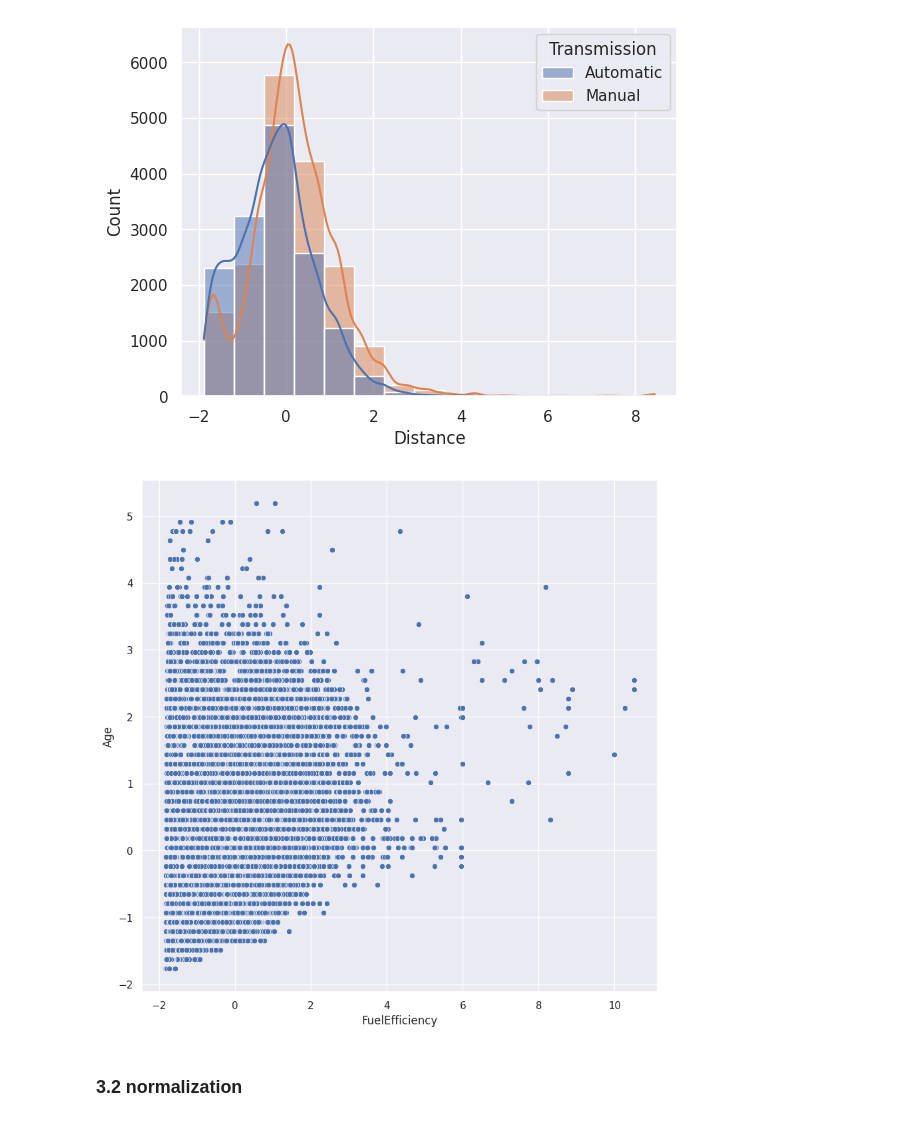
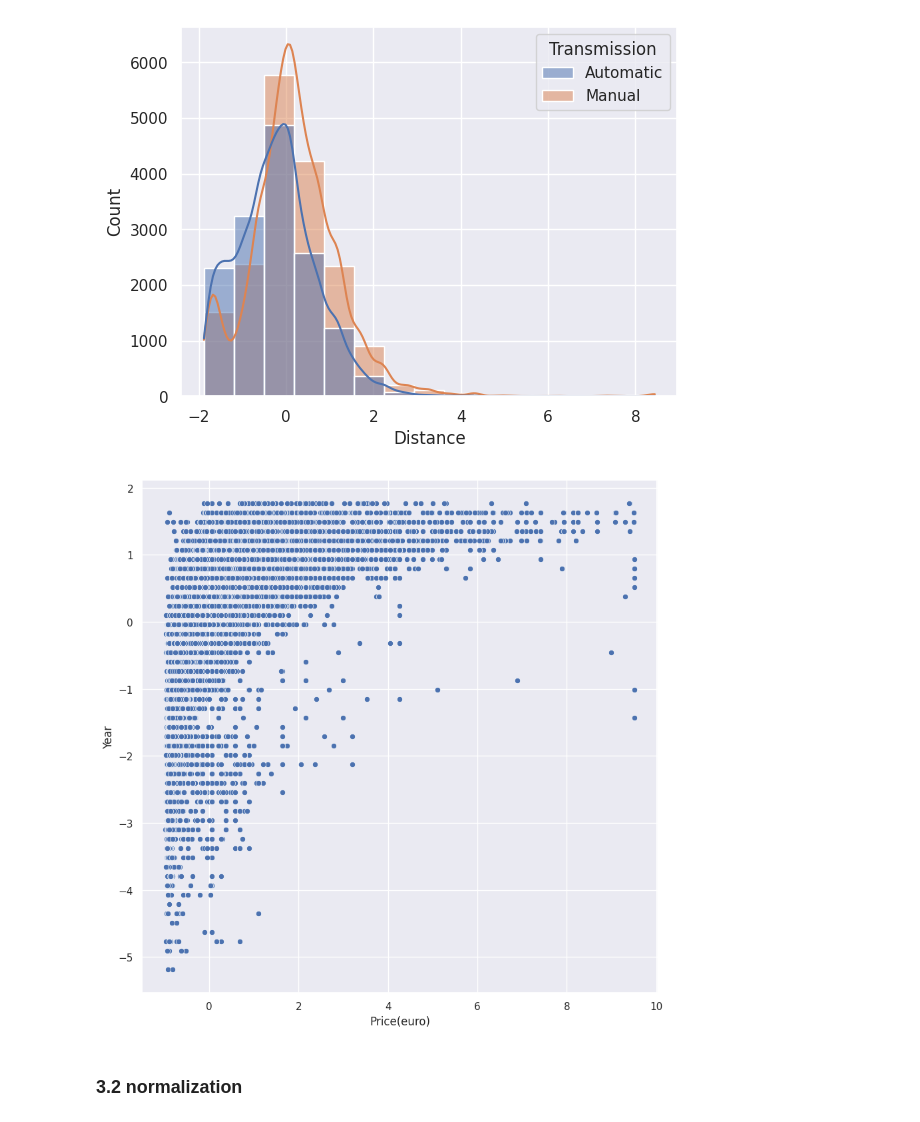
Before and after one commit to modernpacifist/engineering-of-machine-learning-urfu, a Jupyter notebook: math-basics-of-machine-learning/Notebooks/HW1_MBML.ipynb, the cells around one changed output. Cells and saved outputs as stored; diff of their text form; code cells hidden in the pictures.

Commit message:
math-basics-of-machine-learning/Notebooks/HW1_MBML.ipynb:visualization after norm

```diff
--- a/math-basics-of-machine-learning/Notebooks/HW1_MBML.ipynb
+++ b/math-basics-of-machine-learning/Notebooks/HW1_MBML.ipynb
@@ -337,9 +337,9 @@ plt.show()
 [figure]
 # %%
 plt.figure(figsize=(10, 10))
-sns.scatterplot(data=df_standardized, x='FuelEfficiency', y='Age')
+sns.scatterplot(data=df_standardized, x='Price(euro)', y='Year')
 plt.show()
 # %% [output]
-[figure, old version]
+[figure, new version]
 # %% [markdown]
 ### 3.2 normalization
```
Also changed, not shown: parts of 12 cells of this notebook.
